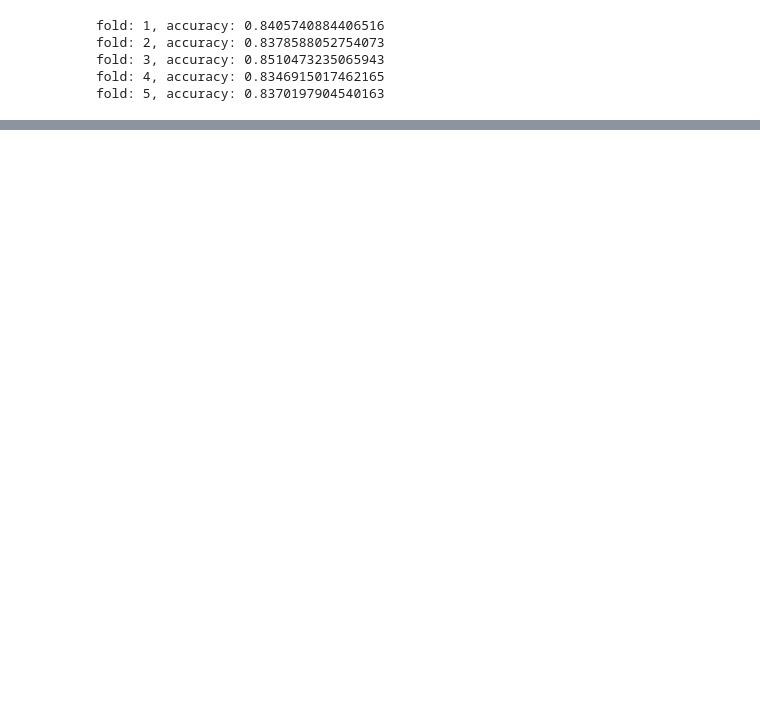
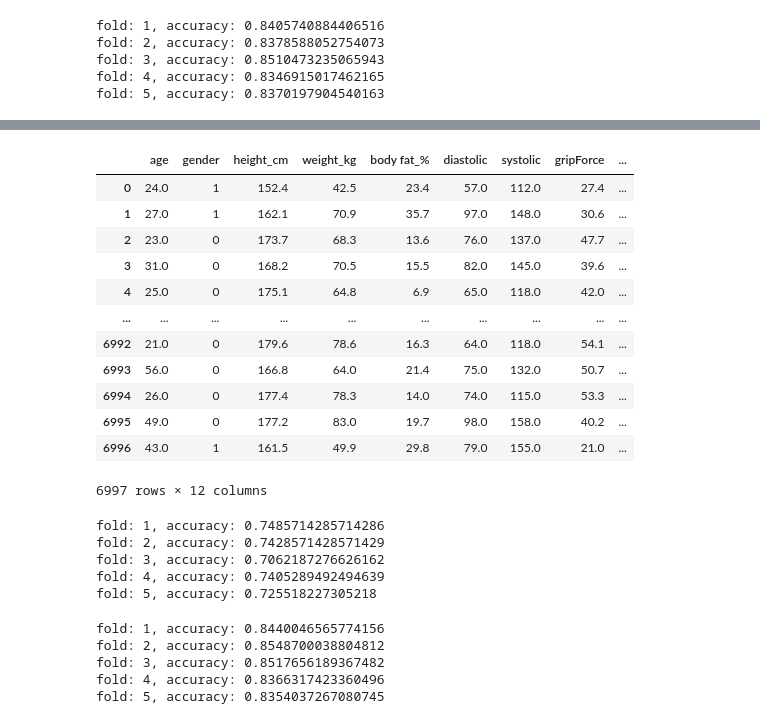
Before and after one commit to vs-sat-dev/Body-Performance, a Jupyter notebook: EDA/BodyPerformanceEDA.ipynb, the cells around one changed output, grey strips where cells are left out. Cells and saved outputs as stored; diff of their text form; code cells hidden in the pictures; blank space fills up the shorter version.

```diff
--- a/EDA/BodyPerformanceEDA.ipynb
+++ b/EDA/BodyPerformanceEDA.ipynb
@@ -348,2 +372,31 @@ study.optimize(objective_with_df, n_trials=100)
 # %%
 # My 3 hours was ended. I think optuna needs more trials. Or may be I made error somewhere.
+# %%
+without_outliers_df = new_df.copy()
+for column in new_df.columns:
+    if new_df[column].dtype == 'float64':
+        without_outliers_df = new_df[np.abs(new_df[column]-new_df[column].mean()) <= (3*new_df[column].std())]
+without_outliers_df.index = range(len(without_outliers_df))
+without_outliers_df
+# %% [output]
+|  | age | gender | height_cm | weight_kg | body fat_% | diastolic | systolic | gripForce | ... |
+| 0 | 24.0 | 1 | 152.4 | 42.5 | 23.4 | 57.0 | 112.0 | 27.4 | ... |
+| 1 | 27.0 | 1 | 162.1 | 70.9 | 35.7 | 97.0 | 148.0 | 30.6 | ... |
+| 2 | 23.0 | 0 | 173.7 | 68.3 | 13.6 | 76.0 | 137.0 | 47.7 | ... |
+| 3 | 31.0 | 0 | 168.2 | 70.5 | 15.5 | 82.0 | 145.0 | 39.6 | ... |
+| 4 | 25.0 | 0 | 175.1 | 64.8 | 6.9 | 65.0 | 118.0 | 42.0 | ... |
+| ... | ... | ... | ... | ... | ... | ... | ... | ... | ... |
+| 6992 | 21.0 | 0 | 179.6 | 78.6 | 16.3 | 64.0 | 118.0 | 54.1 | ... |
+| 6993 | 56.0 | 0 | 166.8 | 64.0 | 21.4 | 75.0 | 132.0 | 50.7 | ... |
+| 6994 | 26.0 | 0 | 177.4 | 78.3 | 14.0 | 74.0 | 115.0 | 53.3 | ... |
+| 6995 | 49.0 | 0 | 177.2 | 83.0 | 19.7 | 98.0 | 158.0 | 40.2 | ... |
+| 6996 | 43.0 | 1 | 161.5 | 49.9 | 29.8 | 79.0 | 155.0 | 21.0 | ... |
+6997 rows × 12 columns
+# %%
+xgb_run(without_outliers_df)
+# %% [output]
+fold: 1, accuracy: 0.7485714285714286
+fold: 2, accuracy: 0.7428571428571429
+fold: 3, accuracy: 0.7062187276626162
+fold: 4, accuracy: 0.7405289492494639
+fold: 5, accuracy: 0.725518227305218
@@ -349,0 +408,8 @@ study.optimize(objective_with_df, n_trials=100)
+# %%
+xgb_run(oversampled_df)
+# %% [output]
+fold: 1, accuracy: 0.8440046565774156
+fold: 2, accuracy: 0.8548700038804812
+fold: 3, accuracy: 0.8517656189367482
+fold: 4, accuracy: 0.8366317423360496
+fold: 5, accuracy: 0.8354037267080745
```
Also changed, not shown: parts of 6 cells of this notebook.
